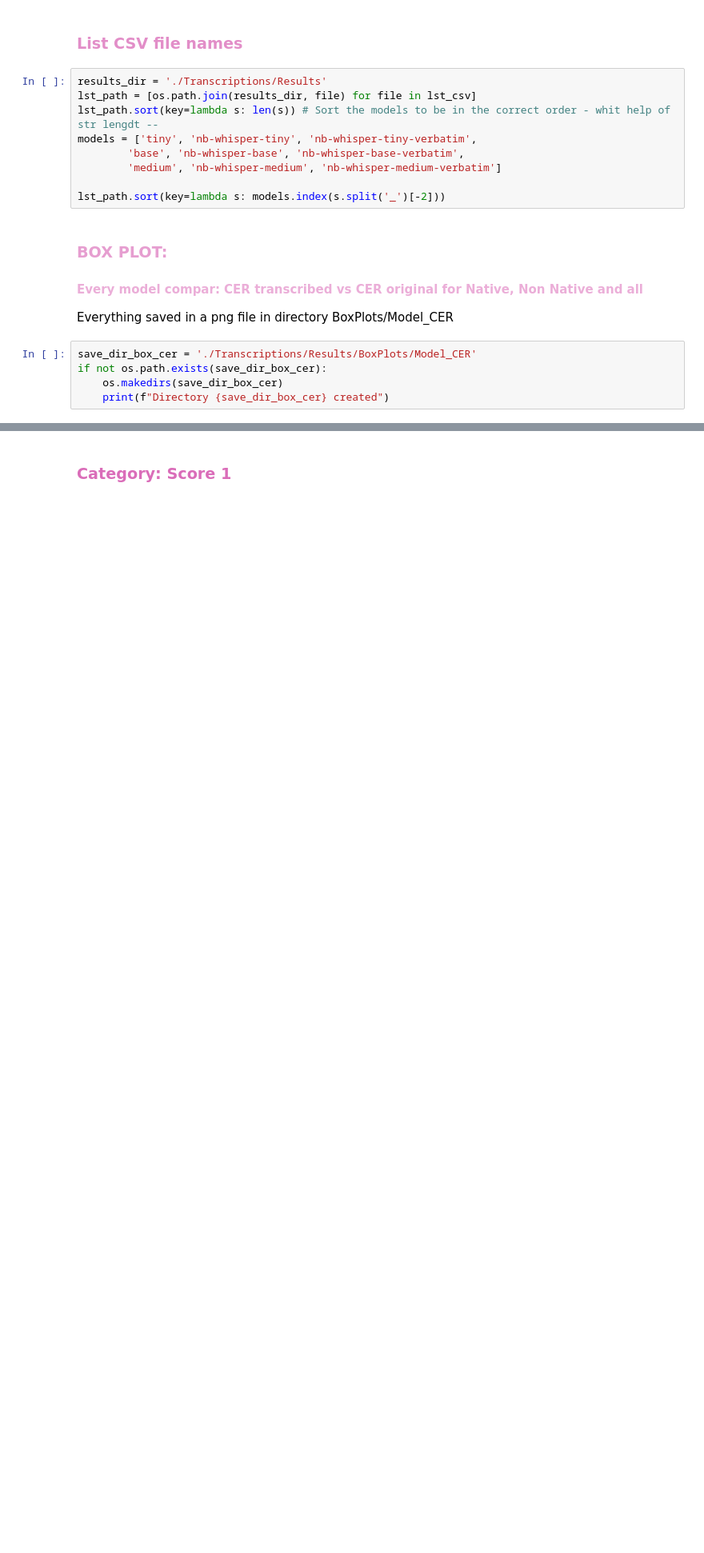
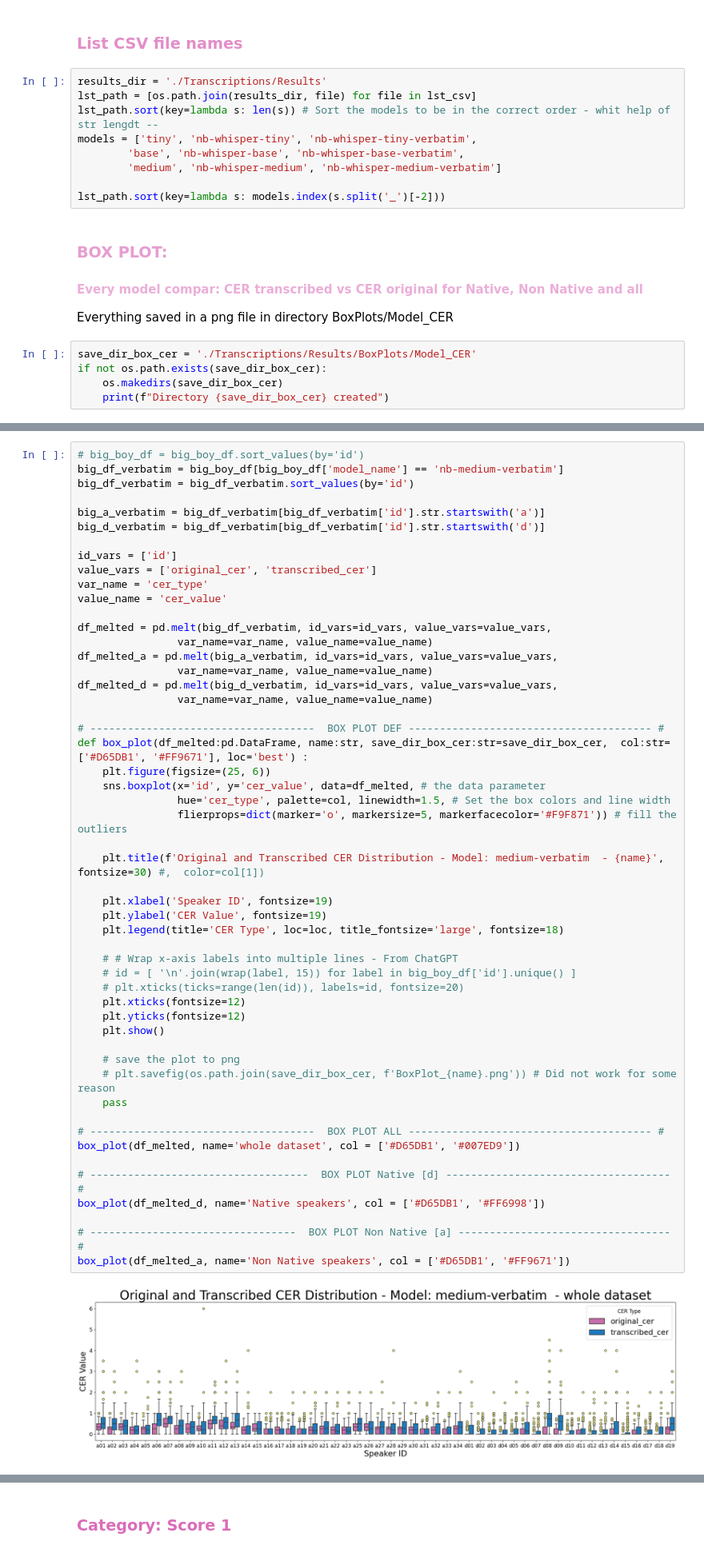
Before and after one commit to amandathunes/master_repo, a Jupyter notebook: Calculate the confusion matrix, accuracy, precision and recall for the given models in a directory.ipynb, the cells around one changed output, grey strips where cells are left out. Shown at 80% size. Cells and saved outputs as stored; diff of their text form; blank space fills up the shorter version.

```diff
--- a/Calculate the confusion matrix, accuracy, precision and recall for the given models in a directory.ipynb
+++ b/Calculate the confusion matrix, accuracy, precision and recall for the given models in a directory.ipynb
@@ -203,0 +433,54 @@ box_plot(df_melted_a, name='Non Native speakers', col = ['#D65DB1', '#FF9671'])
+# %%
+# big_boy_df = big_boy_df.sort_values(by='id')
+big_df_verbatim = big_boy_df[big_boy_df['model_name'] == 'nb-medium-verbatim']
+big_df_verbatim = big_df_verbatim.sort_values(by='id')
+
+big_a_verbatim = big_df_verbatim[big_df_verbatim['id'].str.startswith('a')]
+big_d_verbatim = big_df_verbatim[big_df_verbatim['id'].str.startswith('d')]
+
+id_vars = ['id']
+value_vars = ['original_cer', 'transcribed_cer']
+var_name = 'cer_type'
+value_name = 'cer_value'
+
+df_melted = pd.melt(big_df_verbatim, id_vars=id_vars, value_vars=value_vars,
+                var_name=var_name, value_name=value_name)
+df_melted_a = pd.melt(big_a_verbatim, id_vars=id_vars, value_vars=value_vars,
+                var_name=var_name, value_name=value_name)
+df_melted_d = pd.melt(big_d_verbatim, id_vars=id_vars, value_vars=value_vars,
+                var_name=var_name, value_name=value_name)
+
+# ------------------------------------  BOX PLOT DEF --------------------------------------- #
+def box_plot(df_melted:pd.DataFrame, name:str, save_dir_box_cer:str=save_dir_box_cer,  col:str=['#D65DB1', '#FF9671'], loc='best') :
+    plt.figure(figsize=(25, 6))
+    sns.boxplot(x='id', y='cer_value', data=df_melted, # the data parameter
+                hue='cer_type', palette=col, linewidth=1.5, # Set the box colors and line width
+                flierprops=dict(marker='o', markersize=5, markerfacecolor='#F9F871')) # fill the outliers
+
+    plt.title(f'Original and Transcribed CER Distribution - Model: medium-verbatim  - {name}', fontsize=30) #,  color=col[1])
+
+    plt.xlabel('Speaker ID', fontsize=19)
+    plt.ylabel('CER Value', fontsize=19)
+    plt.legend(title='CER Type', loc=loc, title_fontsize='large', fontsize=18)
+
+    # # Wrap x-axis labels into multiple lines - From ChatGPT
+    # id = [ '\n'.join(wrap(label, 15)) for label in big_boy_df['id'].unique() ]
+    # plt.xticks(ticks=range(len(id)), labels=id, fontsize=20)
+    plt.xticks(fontsize=12)
+    plt.yticks(fontsize=12)
+    plt.show()
+
+    # save the plot to png
+    # plt.savefig(os.path.join(save_dir_box_cer, f'BoxPlot_{name}.png')) # Did not work for some reason
+    pass
+
+# ------------------------------------  BOX PLOT ALL --------------------------------------- #
+box_plot(df_melted, name='whole dataset', col = ['#D65DB1', '#007ED9'])
+
+# -----------------------------------  BOX PLOT Native [d] ------------------------------------ #
+box_plot(df_melted_d, name='Native speakers', col = ['#D65DB1', '#FF6998'])
+
+# ---------------------------------  BOX PLOT Non Native [a] ---------------------------------- #
+box_plot(df_melted_a, name='Non Native speakers', col = ['#D65DB1', '#FF9671'])
+# %% [output]
+[figure, added]
```
Also changed, not shown: parts of 29 cells of this notebook, 3 other files.
